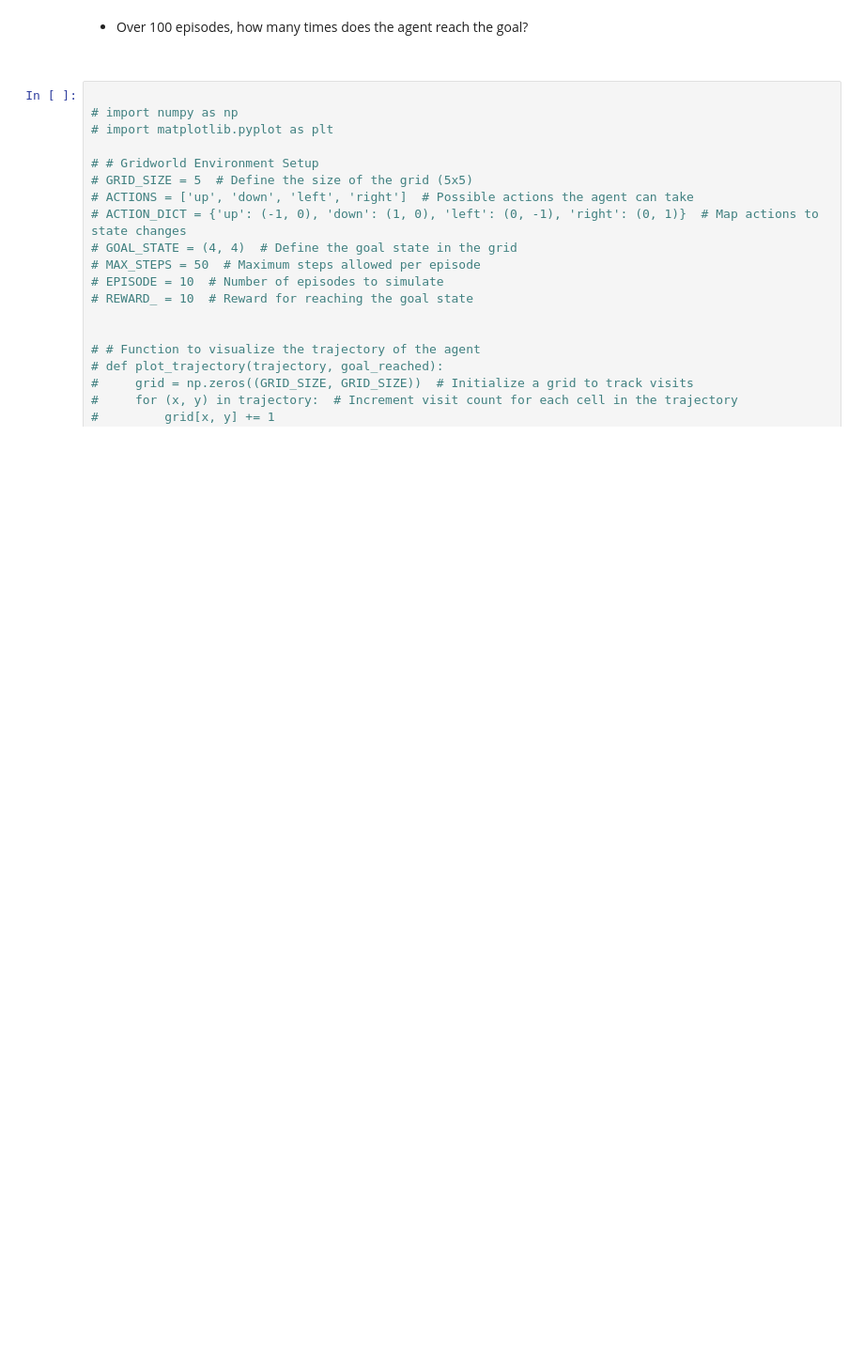
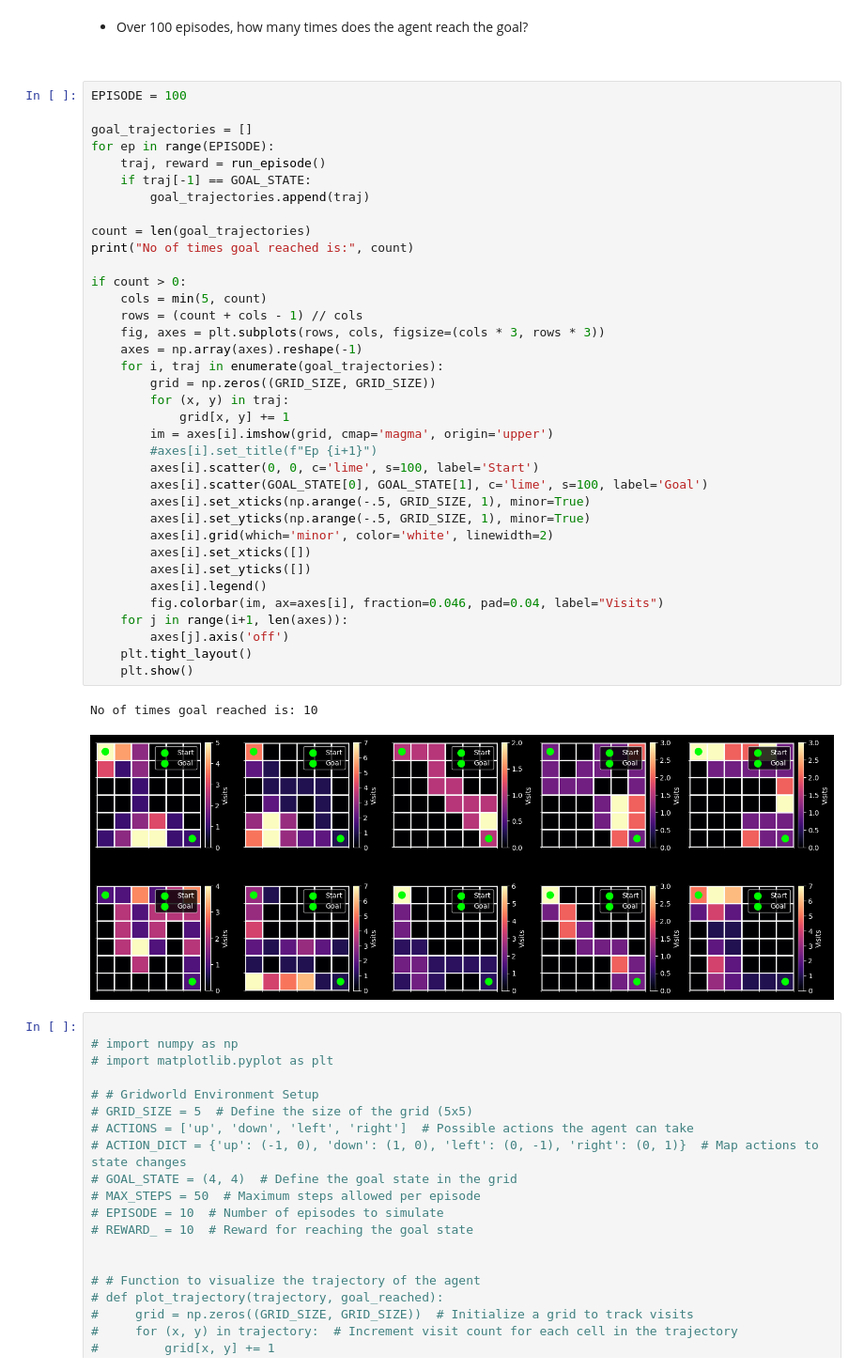
Before and after one commit to S-Prasad-M/Reinforcement-Lab-Exps, a Jupyter notebook: RL_Lab_Work.ipynb, the cells around one changed output. Shown: that part at 94% size. Cells and saved outputs as stored; diff of their text form; blank space fills up the shorter version.

```diff
--- a/RL_Lab_Work.ipynb
+++ b/RL_Lab_Work.ipynb
@@ -228,6 +230,45 @@ Episode 10: Total Reward = -25, Steps = 51
 # %% [markdown]
 - Over 100 episodes, how many times does the agent reach the goal?
 <br/>
+# %%
+EPISODE = 100
+
+goal_trajectories = []
+for ep in range(EPISODE):
+    traj, reward = run_episode()
+    if traj[-1] == GOAL_STATE:
+        goal_trajectories.append(traj)
+
+count = len(goal_trajectories)
+print("No of times goal reached is:", count)
+
+if count > 0:
+    cols = min(5, count)
+    rows = (count + cols - 1) // cols
+    fig, axes = plt.subplots(rows, cols, figsize=(cols * 3, rows * 3))
+    axes = np.array(axes).reshape(-1)
+    for i, traj in enumerate(goal_trajectories):
+        grid = np.zeros((GRID_SIZE, GRID_SIZE))
+        for (x, y) in traj:
+            grid[x, y] += 1
+        im = axes[i].imshow(grid, cmap='magma', origin='upper')
+        #axes[i].set_title(f"Ep {i+1}")
+        axes[i].scatter(0, 0, c='lime', s=100, label='Start')
+        axes[i].scatter(GOAL_STATE[0], GOAL_STATE[1], c='lime', s=100, label='Goal')
+        axes[i].set_xticks(np.arange(-.5, GRID_SIZE, 1), minor=True)
+        axes[i].set_yticks(np.arange(-.5, GRID_SIZE, 1), minor=True)
+        axes[i].grid(which='minor', color='white', linewidth=2)
+        axes[i].set_xticks([])
+        axes[i].set_yticks([])
+        axes[i].legend()
+        fig.colorbar(im, ax=axes[i], fraction=0.046, pad=0.04, label="Visits")
+    for j in range(i+1, len(axes)):
+        axes[j].axis('off')
+    plt.tight_layout()
+    plt.show()
+# %% [output]
+No of times goal reached is: 10
+[figure, added]
 # %%
 
 # import numpy as np
```
Also changed, not shown: parts of 5 cells of this notebook, 1 other file.
